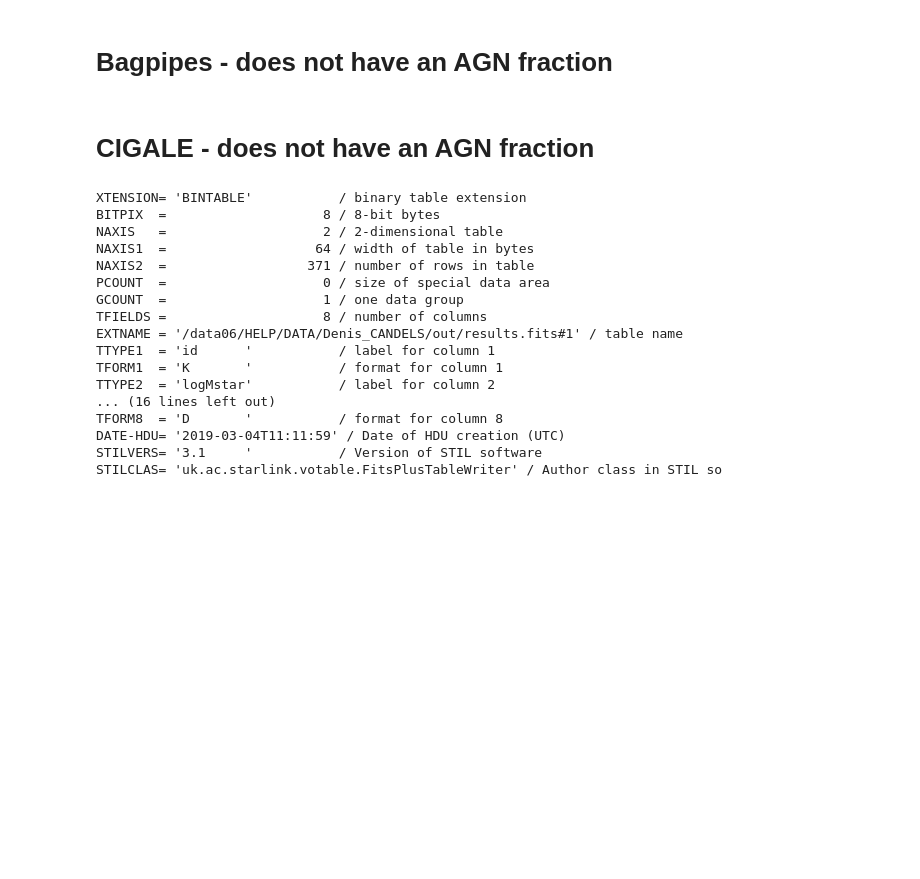
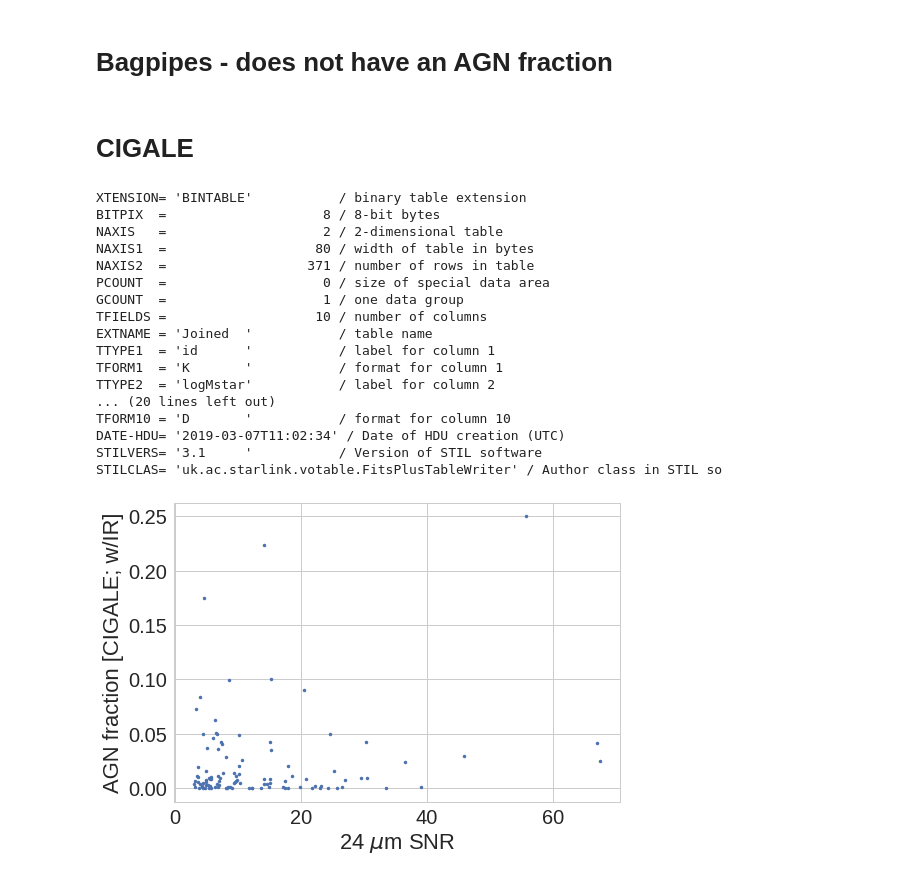
Before and after one commit to kartheikiyer/SEDfitting_code_comparison, a Jupyter notebook: AGN_fractions.ipynb, the cells around one changed output. Cells and saved outputs as stored; diff of their text form; code cells hidden in the pictures; blank space fills up the shorter version.

Commit message:
added CIGALE AGN fractions

```diff
--- a/AGN_fractions.ipynb
+++ b/AGN_fractions.ipynb
@@ -250,27 +250,27 @@ plt.show()
 [figure]
 # %% [markdown]
 # Bagpipes - does not have an AGN fraction
-# %% [markdown]
-# CIGALE - does not have an AGN fraction
+# %% [markdown]
+# CIGALE
 # %%
-c3 = fits.open('code_outputs_IR/cigale_new_withIR_withAGNs.fits')
+c3 = fits.open('code_outputs_IR/cigale_agnf_withIR_withAGNs.fits')
 
 c3[1].header
 # %% [output]
 XTENSION= 'BINTABLE'           / binary table extension
 BITPIX  =                    8 / 8-bit bytes
 NAXIS   =                    2 / 2-dimensional table
-NAXIS1  =                   64 / width of table in bytes
+NAXIS1  =                   80 / width of table in bytes
 NAXIS2  =                  371 / number of rows in table
 PCOUNT  =                    0 / size of special data area
 GCOUNT  =                    1 / one data group
-TFIELDS =                    8 / number of columns
-EXTNAME = '/data06/HELP/DATA/Denis_CANDELS/out/results.fits#1' / table name
+TFIELDS =                   10 / number of columns
+EXTNAME = 'Joined  '           / table name
 TTYPE1  = 'id      '           / label for column 1
 TFORM1  = 'K       '           / format for column 1
 TTYPE2  = 'logMstar'           / label for column 2
-... (16 lines left out)
-TFORM8  = 'D       '           / format for column 8
-DATE-HDU= '2019-03-04T11:11:59' / Date of HDU creation (UTC)
+... (20 lines left out)
+TFORM10 = 'D       '           / format for column 10
+DATE-HDU= '2019-03-07T11:02:34' / Date of HDU creation (UTC)
 STILVERS= '3.1     '           / Version of STIL software
 STILCLAS= 'uk.ac.starlink.votable.FitsPlusTableWriter' / Author class in STIL so
@@ -278,0 +277,12 @@ c3.close()
+# %%
+cigale_id = c3[1].data['id']
+cigale_agnfracs = c3[1].data['fracAGN']
+
+c3.close()
+# %%
+plt.plot(f24_snr[(f24_snr>thrs)], cigale_agnfracs[(f24_snr>thrs)],'.')
+plt.xlabel(r'24 $\mu$m SNR')
+plt.ylabel('AGN fraction [CIGALE; w/IR]')
+plt.show()
+# %% [output]
+[figure, added]
```
Also changed, not shown: parts of 1 cell of this notebook, 1 other file.
